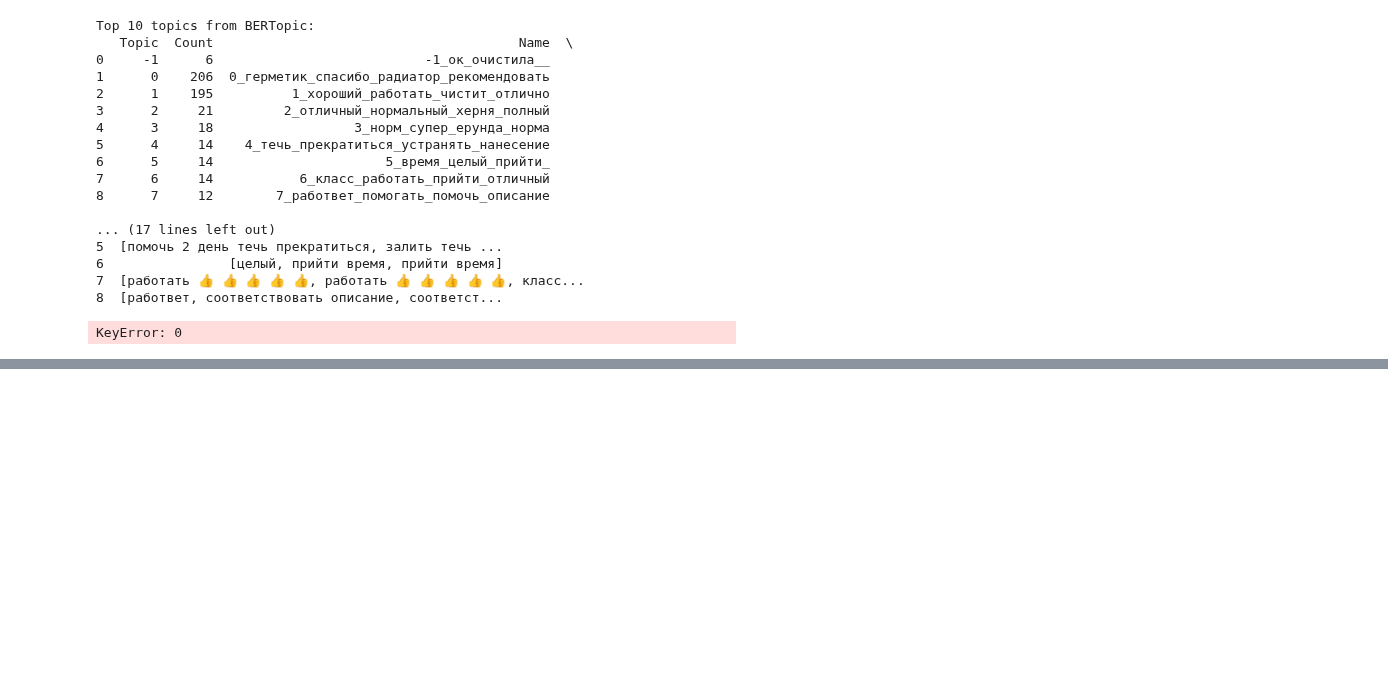
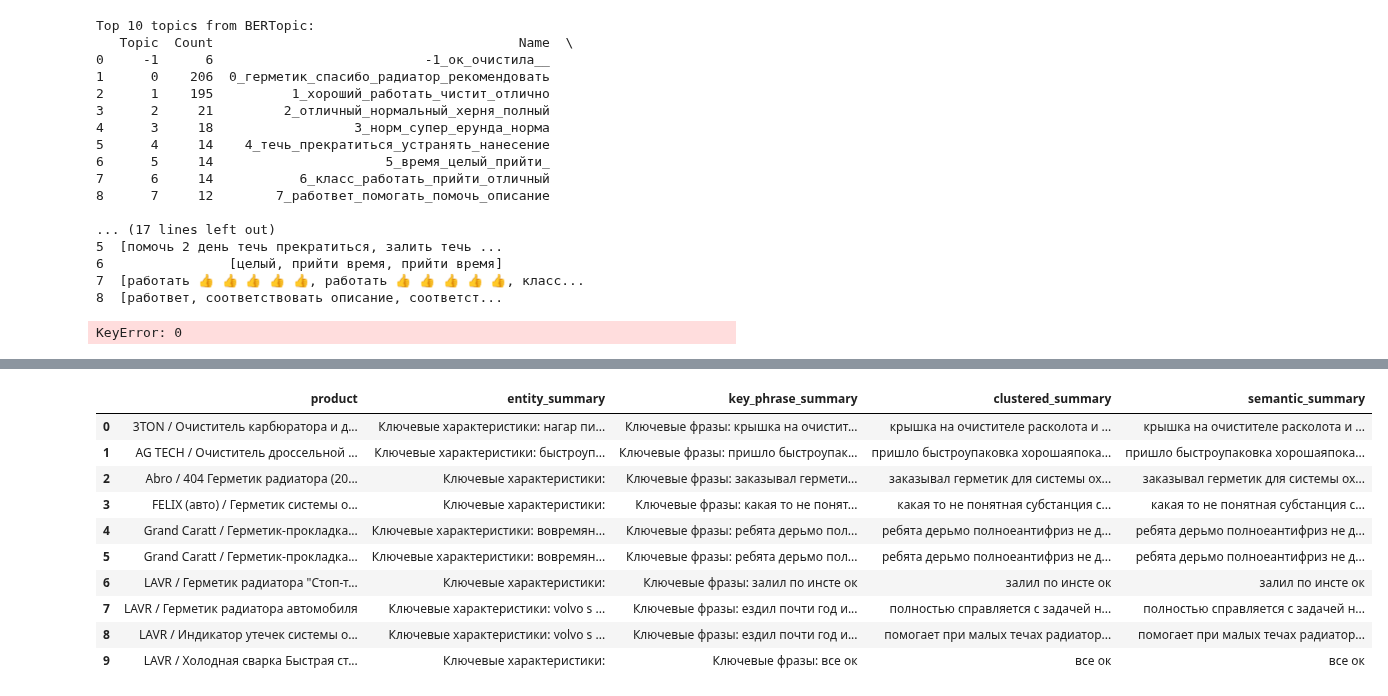
Before and after one commit to Frame24/WB_Parse, a Jupyter notebook: keywods_pavlov.ipynb, the cells around one changed output, grey strips where cells are left out. Drawn from its saved outputs; the diff is of its cells as text; code cells hidden in the pictures; blank space fills up the shorter version.

Commit message:
Выделяются ключевые мысли из отзывов на каждый товар (пока что без категорий)

```diff
--- a/keywods_pavlov.ipynb
+++ b/keywods_pavlov.ipynb
@@ -1176,0 +1298,32 @@ Sentiment: Нейтральный
+# %%
+from transformers import AutoModel, AutoTokenizer
+import torch
+import numpy as np
+
+# Инициализация токенизатора и модели
+tokenizer = AutoTokenizer.from_pretrained("DeepPavlov/rubert-base-cased")
+model = AutoModel.from_pretrained("DeepPavlov/rubert-base-cased")
+
+def get_semantic_representation(text):
+    # Разделение текста на части по 512 токенов
+    inputs = tokenizer(text, return_tensors="pt", truncation=True, padding=True, max_length=512, return_overflowing_tokens=True)
+
+    # Обработка каждой части текста
+    all_outputs = []
+    for i in range(len(inputs['input_ids'])):
+        input_slice = {k: v[i:i+1] for k, v in inputs.items() if k in ['input_ids', 'attention_mask', 'token_type_ids']}
+        outputs = model(**input_slice)
+        all_outputs.append(torch.mean(outputs.last_hidden_state, dim=1).detach().numpy())
+
+    # Усреднение всех частей для получения финального представления
+    final_representation = np.mean(all_outputs, axis=0)
+    return final_representation
+
+# Применение функции к каждому тексту в колонке
+grouped_data['semantic_representation'] = grouped_data['cleaned_text'].apply(get_semantic_representation)
+
+# Генерация ключевой мысли на основе семантического анализа
+def generate_semantic_summary(text):
+    return " ".join(text.split()[:20])
+
+grouped_data['semantic_summary'] = grouped_data['cleaned_text'].apply(generate_semantic_summary)
@@ -1176,0 +1334,22 @@ Sentiment: Нейтральный
+# %%
+# Создаем DataFrame для удобного отображения результатов
+comparison_df = grouped_data[['product',
+                              'entity_summary',
+                              'key_phrase_summary',
+                              'clustered_summary',
+                              'semantic_summary']]
+
+# Отображаем DataFrame
+comparison_df.head(10)  # Отображаем первые 10 строк для примера
+# %% [output]
+|  | product | entity_summary | key_phrase_summary | clustered_summary | semantic_summary |
+| 0 | 3TON / Очиститель карбюратора и д... | Ключевые характеристики: нагар пи... | Ключевые фразы: крышка на очистит... | крышка на очистителе расколота и ... | крышка на очистителе расколота и ... |
+| 1 | AG TECH / Очиститель дроссельной ... | Ключевые характеристики: быстроуп... | Ключевые фразы: пришло быстроупак... | пришло быстроупаковка хорошаяпока... | пришло быстроупаковка хорошаяпока... |
+| 2 | Abro / 404 Герметик радиатора (20... | Ключевые характеристики: | Ключевые фразы: заказывал гермети... | заказывал герметик для системы ох... | заказывал герметик для системы ох... |
+| 3 | FELIX (авто) / Герметик системы о... | Ключевые характеристики: | Ключевые фразы: какая то не понят... | какая то не понятная субстанция с... | какая то не понятная субстанция с... |
+| 4 | Grand Caratt / Герметик-прокладка... | Ключевые характеристики: вовремян... | Ключевые фразы: ребята дерьмо пол... | ребята дерьмо полноеантифриз не д... | ребята дерьмо полноеантифриз не д... |
+| 5 | Grand Caratt / Герметик-прокладка... | Ключевые характеристики: вовремян... | Ключевые фразы: ребята дерьмо пол... | ребята дерьмо полноеантифриз не д... | ребята дерьмо полноеантифриз не д... |
+| 6 | LAVR / Герметик радиатора "Стоп-т... | Ключевые характеристики: | Ключевые фразы: залил по инсте ок | залил по инсте ок | залил по инсте ок |
+| 7 | LAVR / Герметик радиатора автомобиля | Ключевые характеристики: volvo s ... | Ключевые фразы: ездил почти год и... | полностью справляется с задачей н... | полностью справляется с задачей н... |
+| 8 | LAVR / Индикатор утечек системы о... | Ключевые характеристики: volvo s ... | Ключевые фразы: ездил почти год и... | помогает при малых течах радиатор... | помогает при малых течах радиатор... |
+| 9 | LAVR / Холодная сварка Быстрая ст... | Ключевые характеристики: | Ключевые фразы: все ок | все ок | все ок |
```
Also changed, not shown: parts of 15 cells of this notebook, 1 other file.
